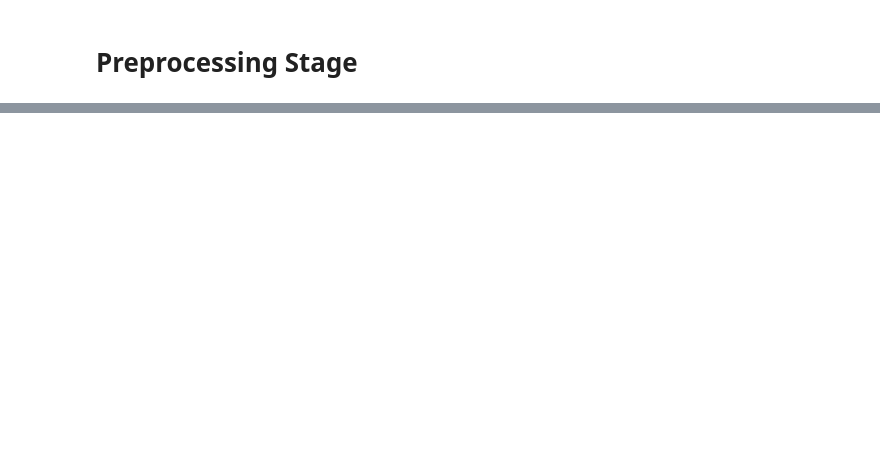
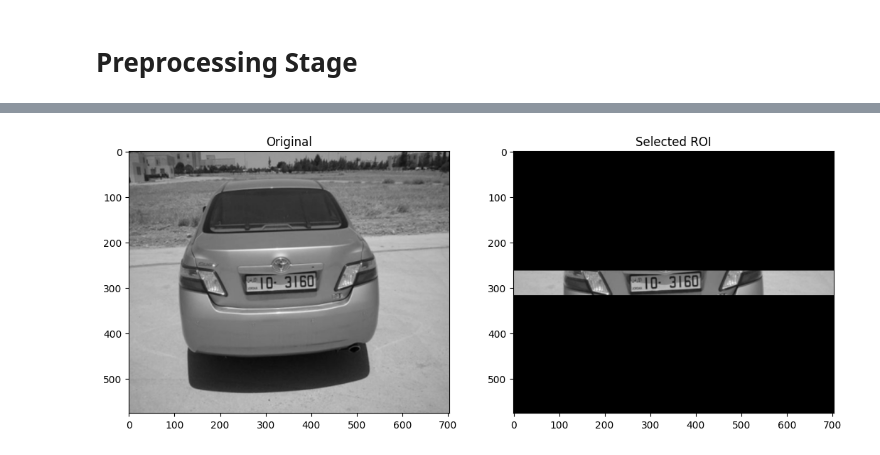
Before and after one commit to Basem1166/LicensePlateDetector, a Jupyter notebook: preprocessing.ipynb, the cells around one changed output, grey strips where cells are left out. Cells and saved outputs as stored; diff of their text form; code cells hidden in the pictures; blank space fills up the shorter version.

Commit message:
selected_roi

```diff
--- a/preprocessing.ipynb
+++ b/preprocessing.ipynb
@@ -202,0 +282,61 @@ show_images([binary_image], ["Binary Image"])
+# %%
+def update_edge_power(vertical_edges, roi_regions):
+    power_edges = np.zeros_like(vertical_edges)
+    max_power = 0
+    max_power_row = 0
+
+    for region in roi_regions:
+        start_row, end_row = region
+        for y in range(start_row, end_row + 1):
+            for x in range(vertical_edges.shape[1]):
+                if vertical_edges[y, x] > 0:
+                    # Rule 1: Edges not in the extreme left or right get higher power
+                    if x > vertical_edges.shape[1] * 0.1 and x < vertical_edges.shape[1] * 0.9:
+                        power_edges[y, x] += 2
+                    else:
+                        power_edges[y, x] += 1
+
+                    # Rule 2: Edges with the same height and occurrence distance less than 25 get maximum power
+                    for prev_x in range(max(0, x - 25), min(vertical_edges.shape[1], x + 25)):
+                        if vertical_edges[y, prev_x] > 0 and abs(prev_x - x) < 25:
+                            power_edges[y, x] += 3
+
+                    # Rule 3: Increase edge power from top to bottom
+                    power_edges[y, x] += (y - start_row) / (end_row - start_row + 1)
+
+    return power_edges
+
+def select_roi_candidate(power_edges, roi_regions):
+    max_power = 0
+    selected_roi = None
+
+    for region in roi_regions:
+        start_row, end_row = region
+        region_power = np.sum(power_edges[start_row:end_row + 1, :])
+        if region_power > max_power:
+            max_power = region_power
+            selected_roi = region
+
+    return selected_roi
+
+# Update edge power
+power_edges = update_edge_power(vertical_edges, final_roi_regions)
+
+# Select the ROI candidate with the maximum edge power
+selected_roi = select_roi_candidate(power_edges, final_roi_regions)
+
+# Visualize the selected ROI
+roi_img = np.zeros_like(gray_img)
+if selected_roi:
+    start_row, end_row = selected_roi
+    roi_img[start_row:end_row, :] = gray_img[start_row:end_row, :]
+
+show_images([gray_img, roi_img], ["Original", "Selected ROI"])
+
+# make the image the size of the selected ROI
+if selected_roi:
+    start_row, end_row = selected_roi
+    roi_img = gray_img[start_row:end_row, :]
+    show_images([roi_img], ["Selected ROI"])
+# %% [output]
+[figure, added]
```
Also changed, not shown: parts of 8 cells of this notebook, 4 other files.
